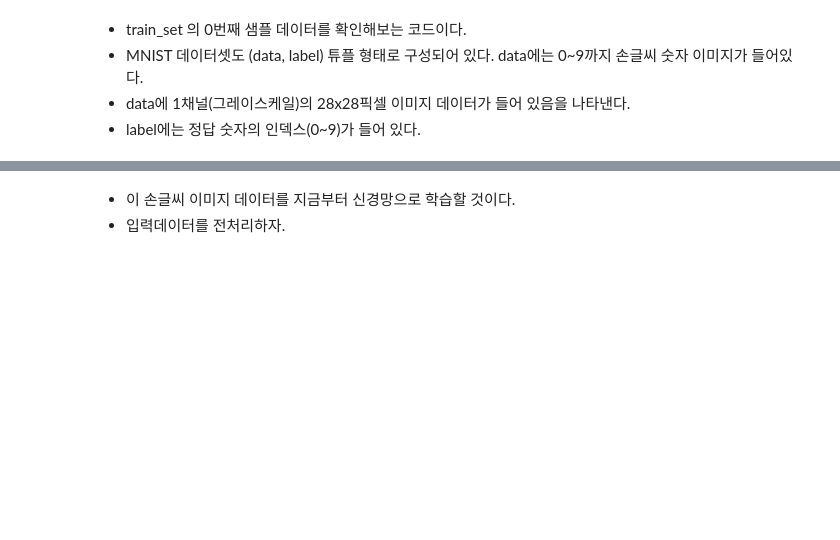
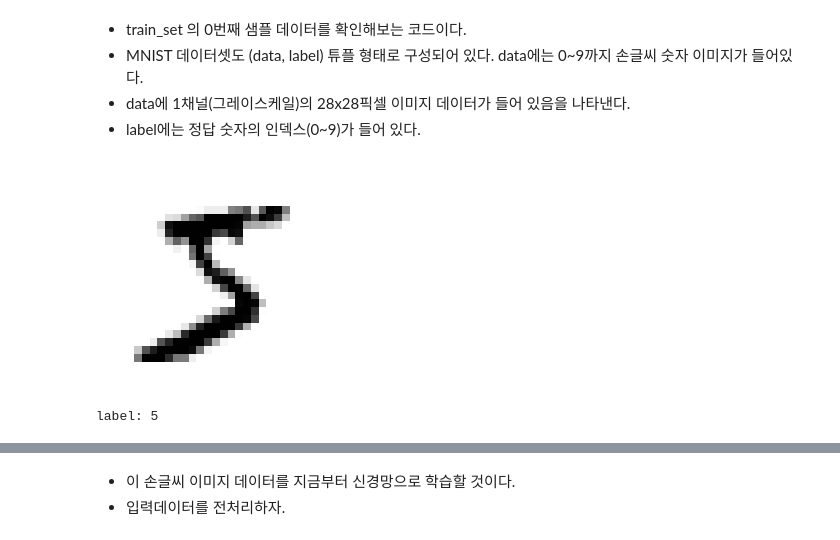
Before and after one commit to adele2020/DeZero_Framework, a Jupyter notebook: step_48-51_contents.ipynb, the cells around one changed output, grey strips where cells are left out. Cells and saved outputs as stored; diff of their text form; code cells hidden in the pictures; blank space fills up the shorter version.

```diff
--- a/step_48-51_contents.ipynb
+++ b/step_48-51_contents.ipynb
@@ -709,14 +719,18 @@ print(t)
 - data에 1채널(그레이스케일)의 28x28픽셀 이미지 데이터가 들어 있음을 나타낸다.
 - label에는 정답 숫자의 인덱스(0~9)가 들어 있다.
 # %%
+import matplotlib as mpl
 import matplotlib.pyplot as plt
+# 데이터 예시
 
-# 데이터 예시
 x, t = train_set[0] # 0번째 (data, label) 추출
-plt.show(x.reshape(28,28), cmap='gray')
-plt.axis('off')
+plt.imshow(x.reshape(28,28), cmap=mpl.cm.binary) #넘파이 타입 데이터를  이미지로 출력
+plt.axis("off")
 plt.show()
 print('label:', t)
+# %% [output]
+[figure, added]
+label: 5
 # %% [markdown]
 <img src="./images/51-2.png" width="50%" height="50%"></img>
 # %% [markdown]
```
Also changed, not shown: parts of 3 cells of this notebook.
